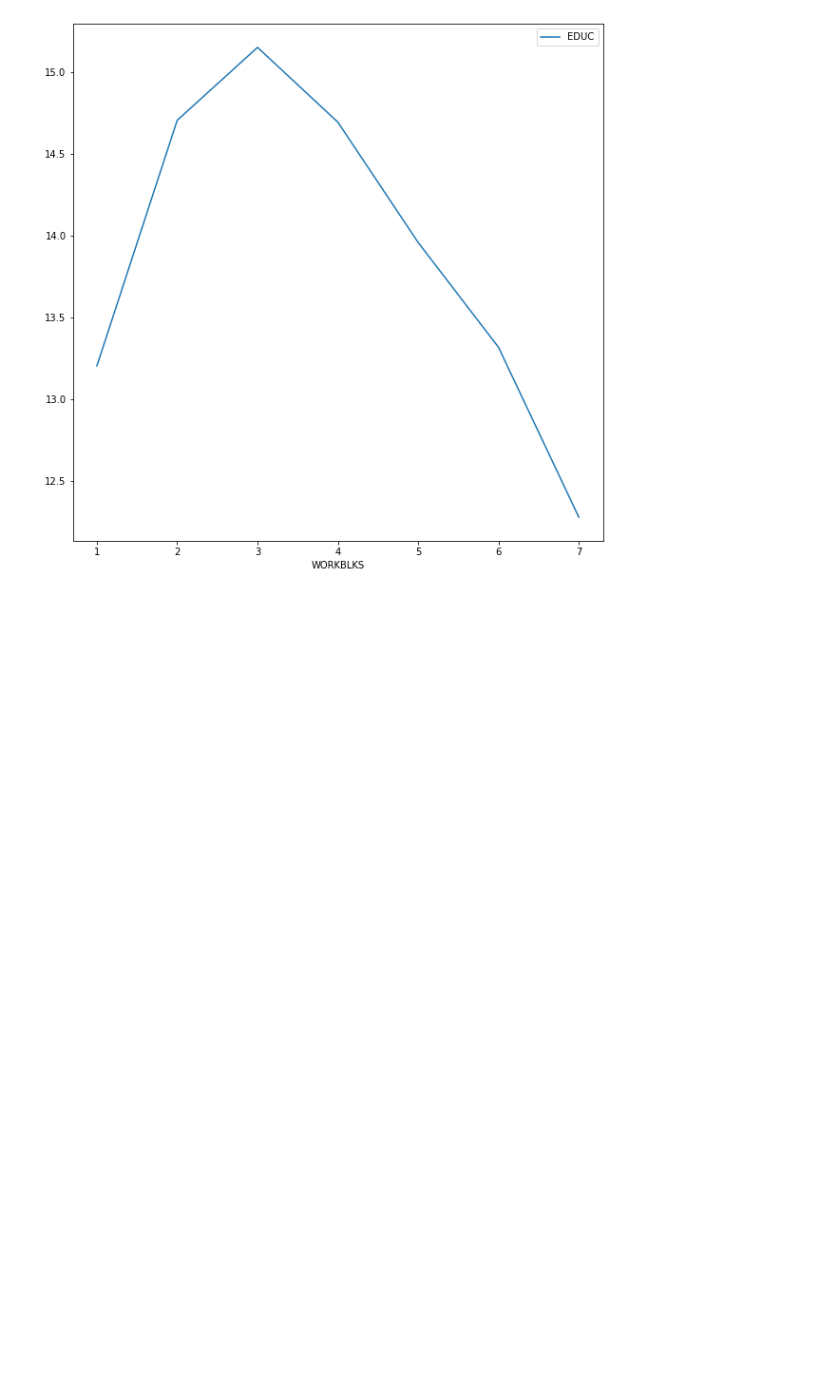
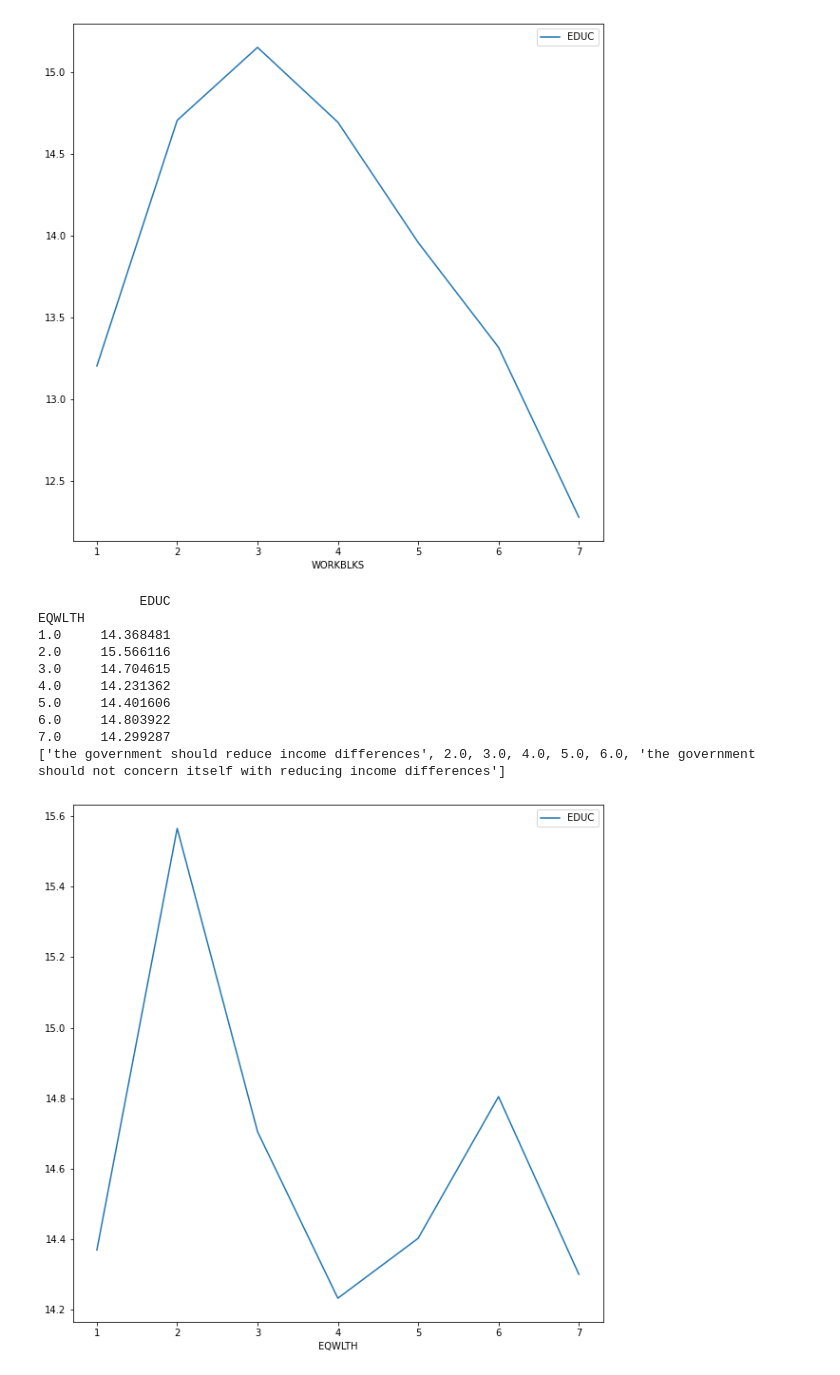
Before and after one commit to donjpierce/cra, a Jupyter notebook: notebooks/2021-11-23-gss-exploration/gss.ipynb, the cells around one changed output. Drawn from its saved outputs; the diff is of its cells as text; code cells hidden in the pictures; blank space fills up the shorter version.

```diff
--- a/notebooks/2021-11-gss-exploration/gss.ipynb
+++ b/notebooks/2021-11-23-gss-exploration/gss.ipynb
@@ -448,3 +445,21 @@ print(df[test_col.lower()].cat.categories.to_list())
 # %% [output]
 ['1 - hard-working', 2.0, 3.0, 4.0, 5.0, 6.0, '7 - lazy']
 [figure]
+# %%
+#
+test_col = 'EQWLTH'
+print(educ_sum(gss_df, test_col))
+plot_educ_dist(gss_df, test_col)
+print(df[test_col.lower()].cat.categories.to_list())
+# %% [output]
+             EDUC
+EQWLTH
+1.0     14.368481
+2.0     15.566116
+3.0     14.704615
+4.0     14.231362
+5.0     14.401606
+6.0     14.803922
+7.0     14.299287
+['the government should reduce income differences', 2.0, 3.0, 4.0, 5.0, 6.0, 'the government should not concern itself with reducing income differences']
+[figure, added]
```
Also changed, not shown: parts of 3 cells of this notebook, 6 other files.
